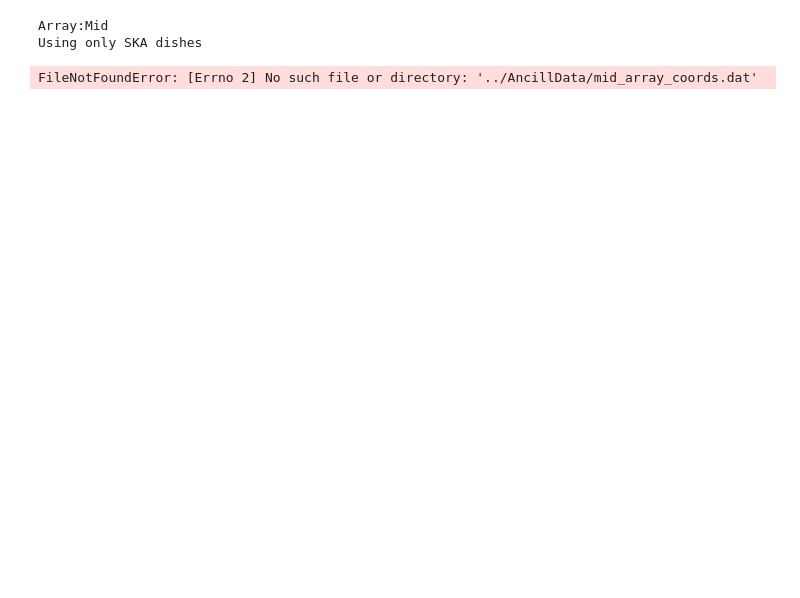
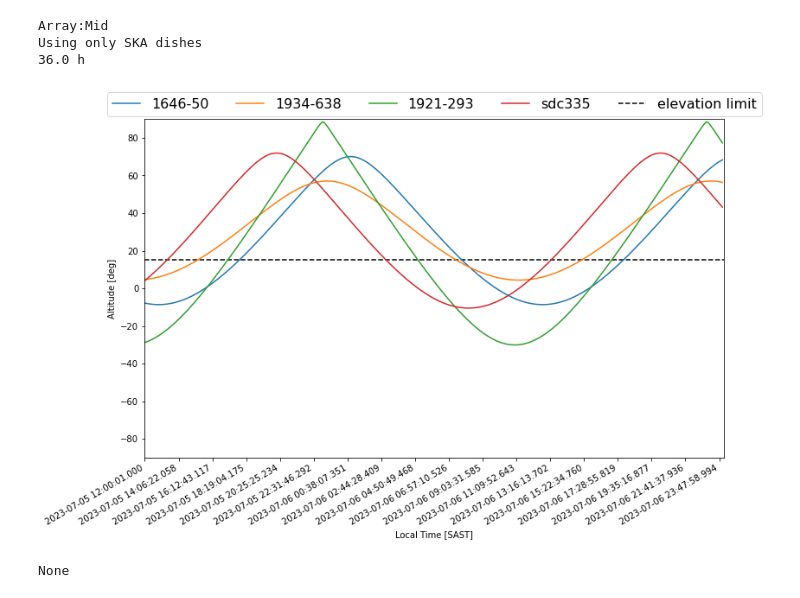
Before and after one commit to limonkufu/radio-astro-tutorials, a Jupyter notebook: Source_RiseSet_Class.ipynb, the cells around one changed output. Cells and saved outputs as stored; diff of their text form; code cells hidden in the pictures; blank space fills up the shorter version.

```diff
--- a/Source_RiseSet_Class.ipynb
+++ b/Source_RiseSet_Class.ipynb
@@ -5,12 +5,14 @@ from helpers.Observable import Observable
 # %%
 target_dict = {'1646-50': "21:08:46.86357 -50:44:48.37",
                '1934-638': "19:39:25.026 -63:42:45.63",
                '1921-293': "19:24:51.055957 -29:14:30.121150",
                'sdc335': "16:30:58.638 -48:43:51.70"}
 
-test_Obs = Observable('Mid',target_dict,'2023-7-5 10:00:01',102.0, 'h')
-print(test_Obs.provide_rise_set())
+test_Obs = Observable('Mid',target_dict,'2023-7-5 10:00:01',36.0, 'h')
+print(test_Obs.provide_plot())
 # %% [output]
 Array:Mid
 Using only SKA dishes
+36.0 h
+[figure, added]
-FileNotFoundError: [Errno 2] No such file or directory: '../AncillData/mid_array_coords.dat'
+None
```
Also changed, not shown: 1 other file.
